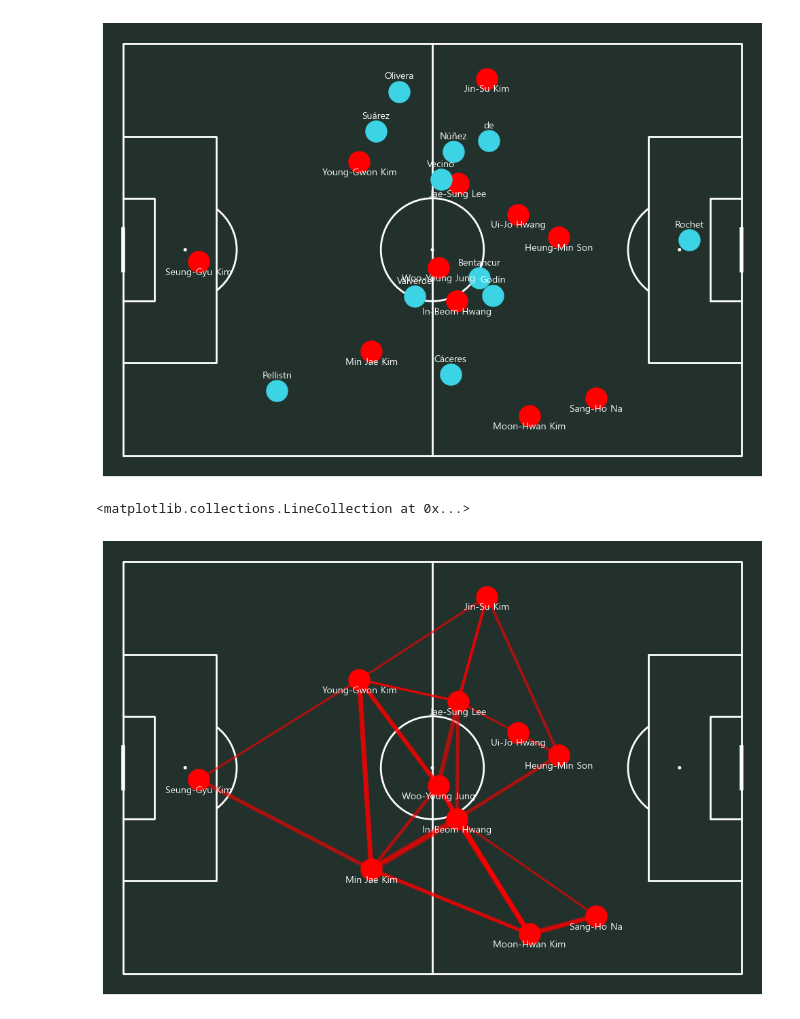
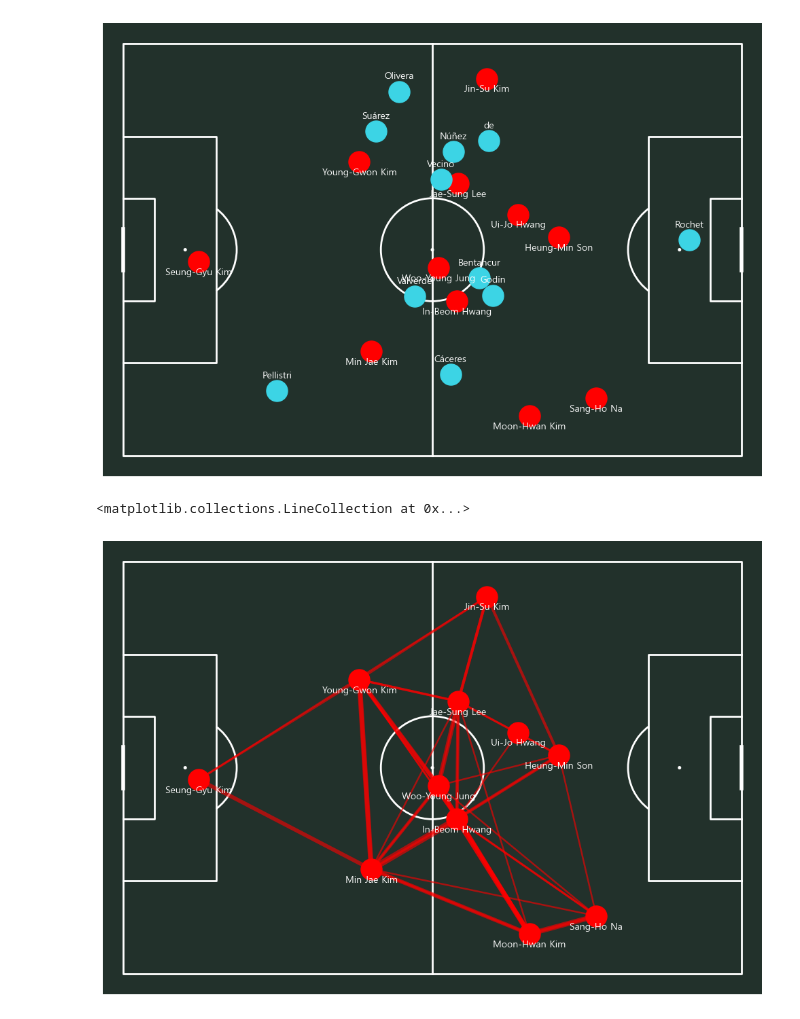
Before and after one commit to 0jyyyyy/Soccer_Lens, a Jupyter notebook: Tactics_lab/World_cup/2022/korea_uruguay.ipynb, the cells around one changed output. Drawn from its saved outputs; the diff is of its cells as text; code cells hidden in the pictures.

Commit message:
feat:kor_ur_roots_heatmap

```diff
--- a/Tactics_lab/World_cup/2022/korea_uruguay.ipynb
+++ b/Tactics_lab/World_cup/2022/korea_uruguay.ipynb
@@ -147,7 +147,7 @@ fig, ax = pitch.draw(figsize=(10,7))
 kor_passes_between = kor_passes.groupby(['player_name', 'pass_recipient_name']).size().reset_index(name='pass_count')
 
 # 패스 횟수를 1 ~ 2회 정도로 하면 선이 너무 많아져서 지저분해질수 있기때문에 4회 정도로 설정
-kor_passes_between = kor_passes_between[kor_passes_between['pass_count'] > 3]
+kor_passes_between = kor_passes_between[kor_passes_between['pass_count'] > 2]
 
 # 패스 횟수 표에 선수들의 평균 좌표(x,y) 합치기
 # 1. 패스 보낸 사람(player_name)의 평균 x,y 좌표 붙이기
@@ -158,34 +158,34 @@ kor_passes_between = kor_passes_between.merge(kor_player_coords, on='player_name
 kor_passes_between = kor_passes_between.merge(kor_player_coords, left_on='pass_recipient_name', right_on='player_name', suffixes=('', '_end'))
 
 
 # 1. 대한민국 (붉은 점 찍기)
 pitch.scatter(
     kor_player_coords['x'],
     kor_player_coords['y'],
     s=500,
     color='red',
     ax=ax
 )
 # 2. 대한민국 선수 이름 표시 (반복문으로 채우기)
 for idx, row in kor_player_coords.iterrows():
     pitch.annotate(
         text=row['player_name'],
         xy=(row['x'], row['y'] + 2.5),
         c='white', ha='center', ax= ax
 )
 # 3. 대한민국 패스 연결선
 pitch.lines(
     kor_passes_between['x'], kor_passes_between['y'], # 시작점 (패스 보낸 사람 좌표)
     kor_passes_between['x_end'], kor_passes_between['y_end'], # 끝점 (패스 받은 사람 좌표)
     linewidth=kor_passes_between['pass_count'] * 0.6,         # 패스 횟수에 비례해서 선 두께 조절
     color='red',
     alpha=0.6,                                                  # 선 투명도
     ax=ax
 
 )
 # %% [output]
 <matplotlib.collections.LineCollection at 0x...>
-[figure, old version]
+[figure, new version]
 # %%
 pitch = Pitch(pitch_type='statsbomb' , pitch_color='#22312b', line_color='white')
 fig, ax = pitch.draw(figsize=(10,7))
```
Also changed, not shown: parts of 4 cells of this notebook.
